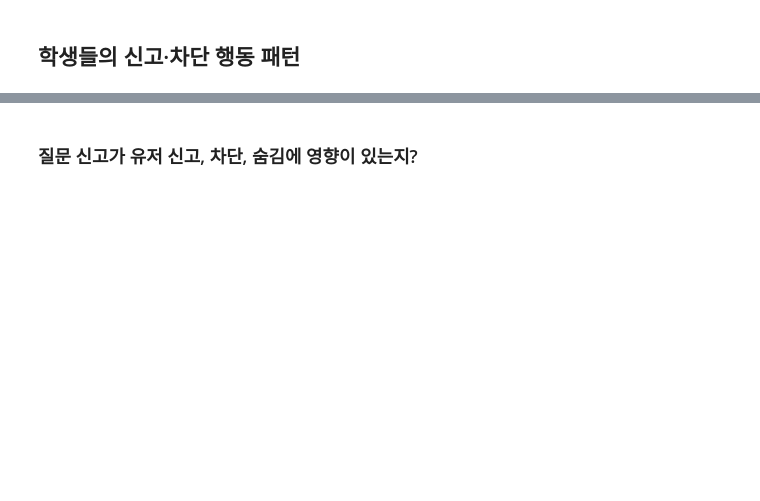
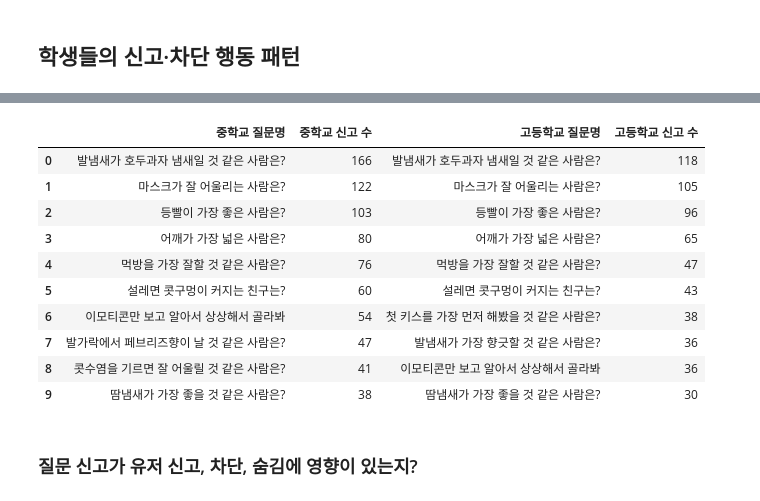
Before and after one commit to qet0506/codeit-sns-moderation, a Jupyter notebook: eda.ipynb, the cells around one changed output, grey strips where cells are left out. Cells and saved outputs as stored; diff of their text form; code cells hidden in the pictures; blank space fills up the shorter version.

```diff
--- a/eda.ipynb
+++ b/eda.ipynb
@@ -345,2 +513,86 @@ df_duplicate_summary
+# %%
+df_school_reports_check = (
+    df_questionreport.loc[
+        df_questionreport["reason"]
+        .astype("string")
+        .str.strip()
+        .eq("불쾌한 질문 내용")
+        .fillna(False)
+    ]
+    .merge(
+        df_user[["id", "gender", "group_id"]].rename(
+            columns={"id": "user_id"}
+        ),
+        on="user_id",
+        how="left",
+        validate="many_to_one",
+    )
+    .merge(
+        df_group[["id", "school_id"]].rename(
+            columns={"id": "group_id"}
+        ),
+        on="group_id",
+        how="left",
+        validate="many_to_one",
+    )
+    .merge(
+        df_school[["id", "school_type"]].rename(
+            columns={"id": "school_id"}
+        ),
+        on="school_id",
+        how="left",
+        validate="many_to_one",
+    )
+    .merge(
+        df_question[["id", "question_text"]].rename(
+            columns={"id": "question_id"}
+        ),
+        on="question_id",
+        how="left",
+        validate="many_to_one",
+    )
+    .dropna(subset=["school_type", "gender"])
+)
+
+top10_m = (
+    df_school_reports_check.loc[
+        df_school_reports_check["school_type"].eq("M"),
+        "question_text",
+    ]
+    .value_counts()
+    .head(10)
+    .reset_index()
+)
+top10_m.columns = ["중학교 질문명", "중학교 신고 수"]
+
+top10_h = (
+    df_school_reports_check.loc[
+        df_school_reports_check["school_type"].eq("H"),
+        "question_text",
+    ]
+    .value_counts()
+    .head(10)
+    .reset_index()
+)
+top10_h.columns = ["고등학교 질문명", "고등학교 신고 수"]
+
+df_school_question_top10 = pd.concat(
+    [top10_m, top10_h],
+    axis=1,
+)
+
+df_school_question_top10
+# %% [output]
+|  | 중학교 질문명 | 중학교 신고 수 | 고등학교 질문명 | 고등학교 신고 수 |
+| 0 | 발냄새가 호두과자 냄새일 것 같은 사람은? | 166 | 발냄새가 호두과자 냄새일 것 같은 사람은? | 118 |
+| 1 | 마스크가 잘 어울리는 사람은? | 122 | 마스크가 잘 어울리는 사람은? | 105 |
+| 2 | 등빨이 가장 좋은 사람은? | 103 | 등빨이 가장 좋은 사람은? | 96 |
+| 3 | 어깨가 가장 넓은 사람은? | 80 | 어깨가 가장 넓은 사람은? | 65 |
+| 4 | 먹방을 가장 잘할 것 같은 사람은? | 76 | 먹방을 가장 잘할 것 같은 사람은? | 47 |
+| 5 | 설레면 콧구멍이 커지는 친구는? | 60 | 설레면 콧구멍이 커지는 친구는? | 43 |
+| 6 | 이모티콘만 보고 알아서 상상해서 골라봐 | 54 | 첫 키스를 가장 먼저 해봤을 것 같은 사람은? | 38 |
+| 7 | 발가락에서 페브리즈향이 날 것 같은 사람은? | 47 | 발냄새가 가장 향긋할 것 같은 사람은? | 36 |
+| 8 | 콧수염을 기르면 잘 어울릴 것 같은 사람은? | 41 | 이모티콘만 보고 알아서 상상해서 골라봐 | 36 |
+| 9 | 땀냄새가 가장 좋을 것 같은 사람은? | 38 | 땀냄새가 가장 좋을 것 같은 사람은? | 30 |
 # %% [markdown]
 ### 질문 신고가 유저 신고, 차단, 숨김에 영향이 있는지?
```
Also changed, not shown: parts of 14 cells of this notebook.
